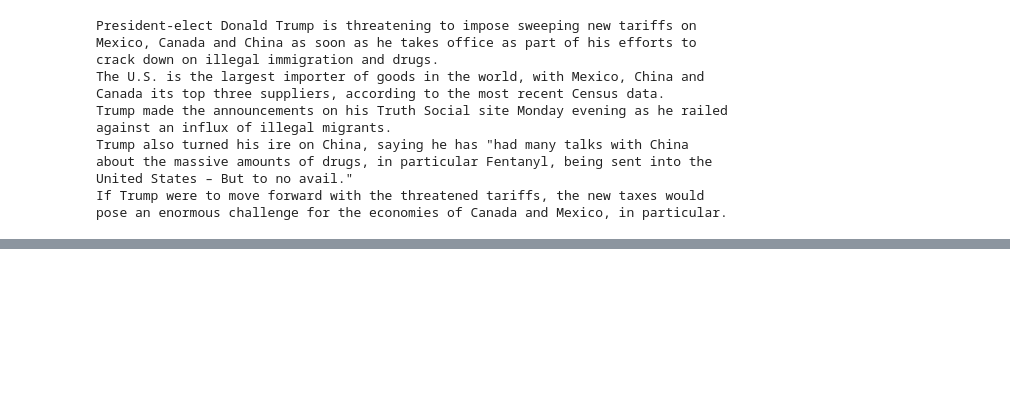
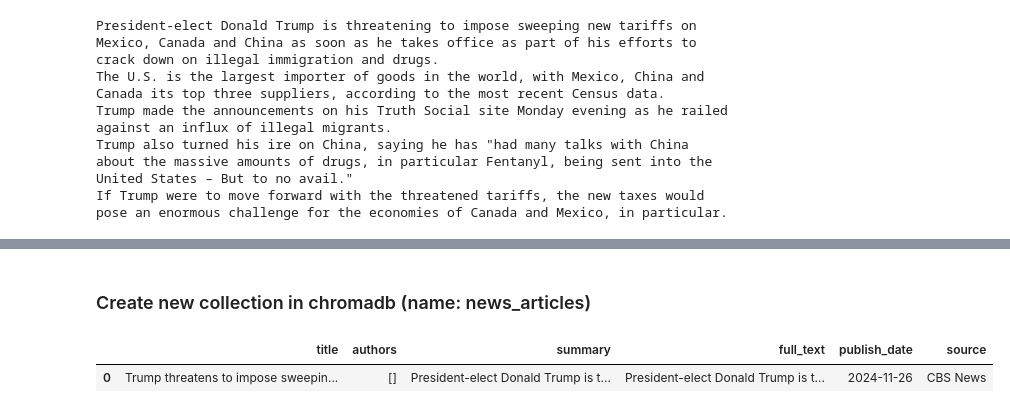
Before and after one commit to Neniflight/Q1-B01-Team-CS, a Jupyter notebook: src/serp_api.ipynb, the cells around one changed output, grey strips where cells are left out. Drawn from its saved outputs; the diff is of its cells as text; code cells hidden in the pictures; blank space fills up the shorter version.

```diff
--- a/src/serp_api.ipynb
+++ b/src/serp_api.ipynb
@@ -137,0 +174,2 @@ similar_article_info
+# %% [markdown]
+### Create new collection in chromadb (name: news_articles)
@@ -137,0 +183,8 @@ similar_article_info
+# %%
+# data preprocessing
+# doing this here for testing only, when we implement this is our app.py we will be rerunning the whole file with the url from users
+train_data = pd.DataFrame(data = similar_article_info)
+train_data.head(1)
+# %% [output]
+|  | title | authors | summary | full_text | publish_date | source |
+| 0 | Trump threatens to impose sweepin... | [] | President-elect Donald Trump is t... | President-elect Donald Trump is t... | 2024-11-26 | CBS News |
```
Also changed, not shown: parts of 12 cells of this notebook, 2 other files.
